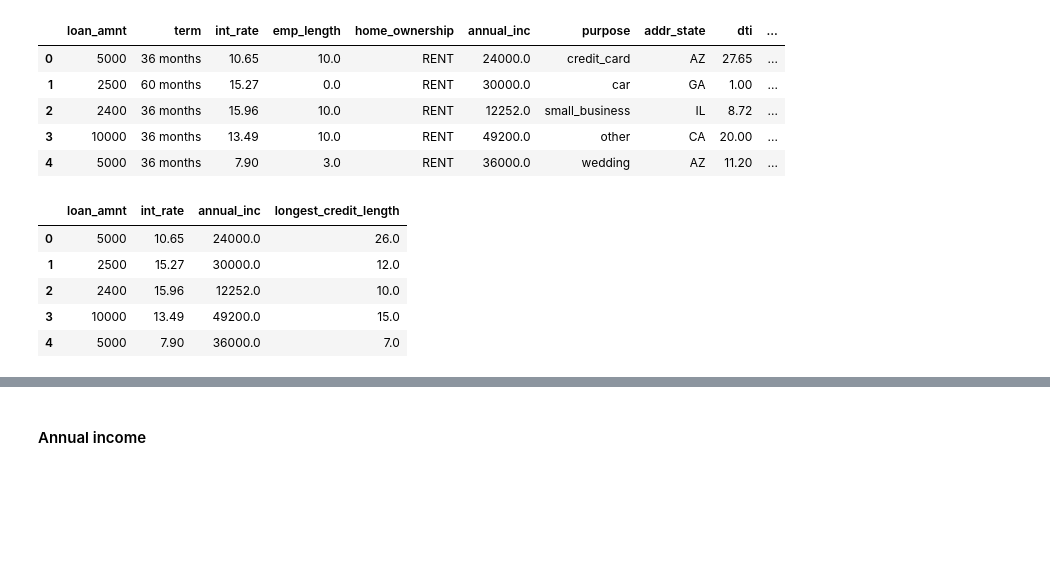
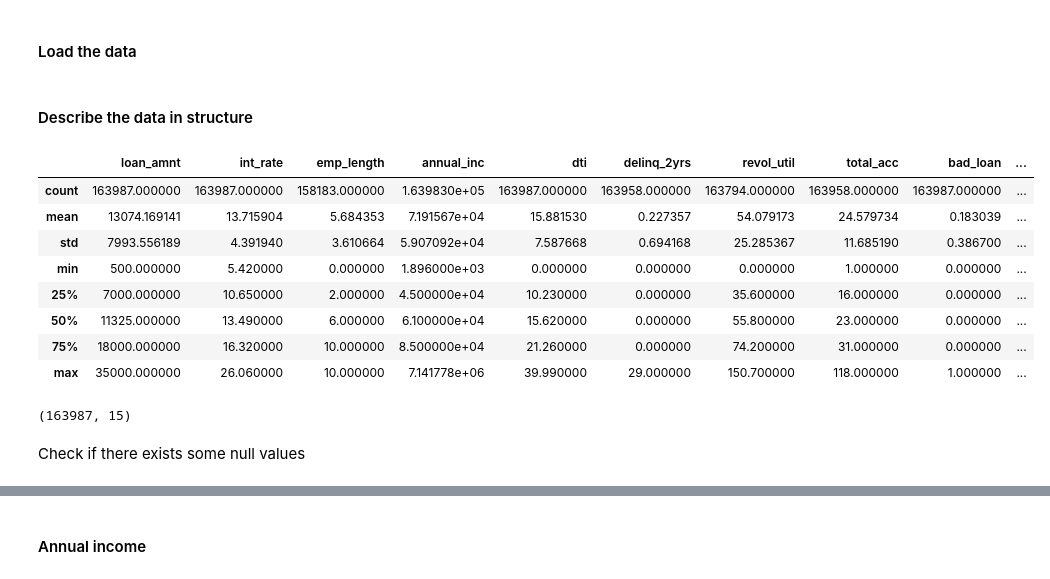
Before and after one commit to RowlandOti/DataAnalysis-Loans, a Jupyter notebook: Loan_Analysis.ipynb, the cells around one changed output, grey strips where cells are left out. Saved outputs shown, nothing was run; the diff lists cells and outputs as text; code cells hidden in the pictures; blank space fills up the shorter version.

```diff
--- a/Loan_Analysis.ipynb
+++ b/Loan_Analysis.ipynb
@@ -9,25 +17,27 @@ pd.set_option('max_columns',None)
 sns.set(style="white", color_codes=True)
 plt.rcParams['figure.figsize'] = (9,9)
 %matplotlib inline
+# %% [markdown]
+#### Load the data
 # %%
 st_loans = pd.read_csv(filepath_or_buffer="data_consumer_loan/loan.csv",squeeze=True, parse_dates=True)
+# %% [markdown]
+#### Describe the data in structure
 # %%
-st_loans.head()
+st_loans.describe()
 # %% [output]
-|  | loan_amnt | term | int_rate | emp_length | home_ownership | annual_inc | purpose | addr_state | dti | ... |
-| 0 | 5000 | 36 months | 10.65 | 10.0 | RENT | 24000.0 | credit_card | AZ | 27.65 | ... |
-| 1 | 2500 | 60 months | 15.27 | 0.0 | RENT | 30000.0 | car | GA | 1.00 | ... |
-| 2 | 2400 | 36 months | 15.96 | 10.0 | RENT | 12252.0 | small_business | IL | 8.72 | ... |
-| 3 | 10000 | 36 months | 13.49 | 10.0 | RENT | 49200.0 | other | CA | 20.00 | ... |
-| 4 | 5000 | 36 months | 7.90 | 3.0 | RENT | 36000.0 | wedding | AZ | 11.20 | ... |
+|  | loan_amnt | int_rate | emp_length | annual_inc | dti | delinq_2yrs | revol_util | total_acc | bad_loan | ... |
+| count | 163987.000000 | 163987.000000 | 158183.000000 | 1.639830e+05 | 163987.000000 | 163958.000000 | 163794.000000 | 163958.000000 | 163987.000000 | ... |
+| mean | 13074.169141 | 13.715904 | 5.684353 | 7.191567e+04 | 15.881530 | 0.227357 | 54.079173 | 24.579734 | 0.183039 | ... |
+| std | 7993.556189 | 4.391940 | 3.610664 | 5.907092e+04 | 7.587668 | 0.694168 | 25.285367 | 11.685190 | 0.386700 | ... |
+| min | 500.000000 | 5.420000 | 0.000000 | 1.896000e+03 | 0.000000 | 0.000000 | 0.000000 | 1.000000 | 0.000000 | ... |
+| 25% | 7000.000000 | 10.650000 | 2.000000 | 4.500000e+04 | 10.230000 | 0.000000 | 35.600000 | 16.000000 | 0.000000 | ... |
+| 50% | 11325.000000 | 13.490000 | 6.000000 | 6.100000e+04 | 15.620000 | 0.000000 | 55.800000 | 23.000000 | 0.000000 | ... |
+| 75% | 18000.000000 | 16.320000 | 10.000000 | 8.500000e+04 | 21.260000 | 0.000000 | 74.200000 | 31.000000 | 0.000000 | ... |
+| max | 35000.000000 | 26.060000 | 10.000000 | 7.141778e+06 | 39.990000 | 29.000000 | 150.700000 | 118.000000 | 1.000000 | ... |
-# %%
-## Select the ones you want
-st_only = st_loans[['loan_amnt', 'int_rate', 'annual_inc', 'longest_credit_length']].dropna()
-st_only.head()
-# %% [output]
-|  | loan_amnt | int_rate | annual_inc | longest_credit_length |
-| 0 | 5000 | 10.65 | 24000.0 | 26.0 |
-| 1 | 2500 | 15.27 | 30000.0 | 12.0 |
-| 2 | 2400 | 15.96 | 12252.0 | 10.0 |
-| 3 | 10000 | 13.49 | 49200.0 | 15.0 |
-| 4 | 5000 | 7.90 | 36000.0 | 7.0 |
+# %%
+st_loans.shape
+# %% [output]
+(163987, 15)
+# %% [markdown]
+Check if there exists some null values
```
Also changed, not shown: parts of 15 cells of this notebook.
